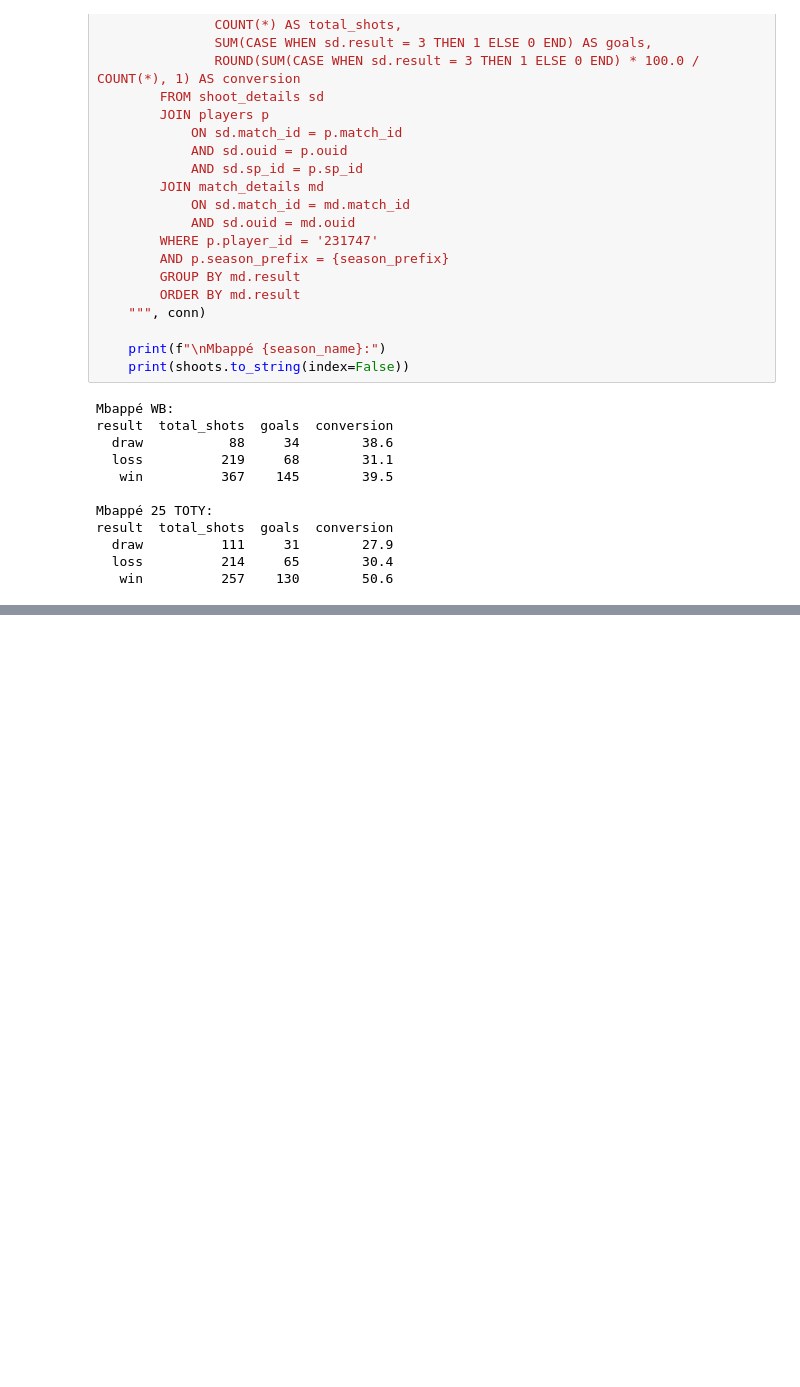
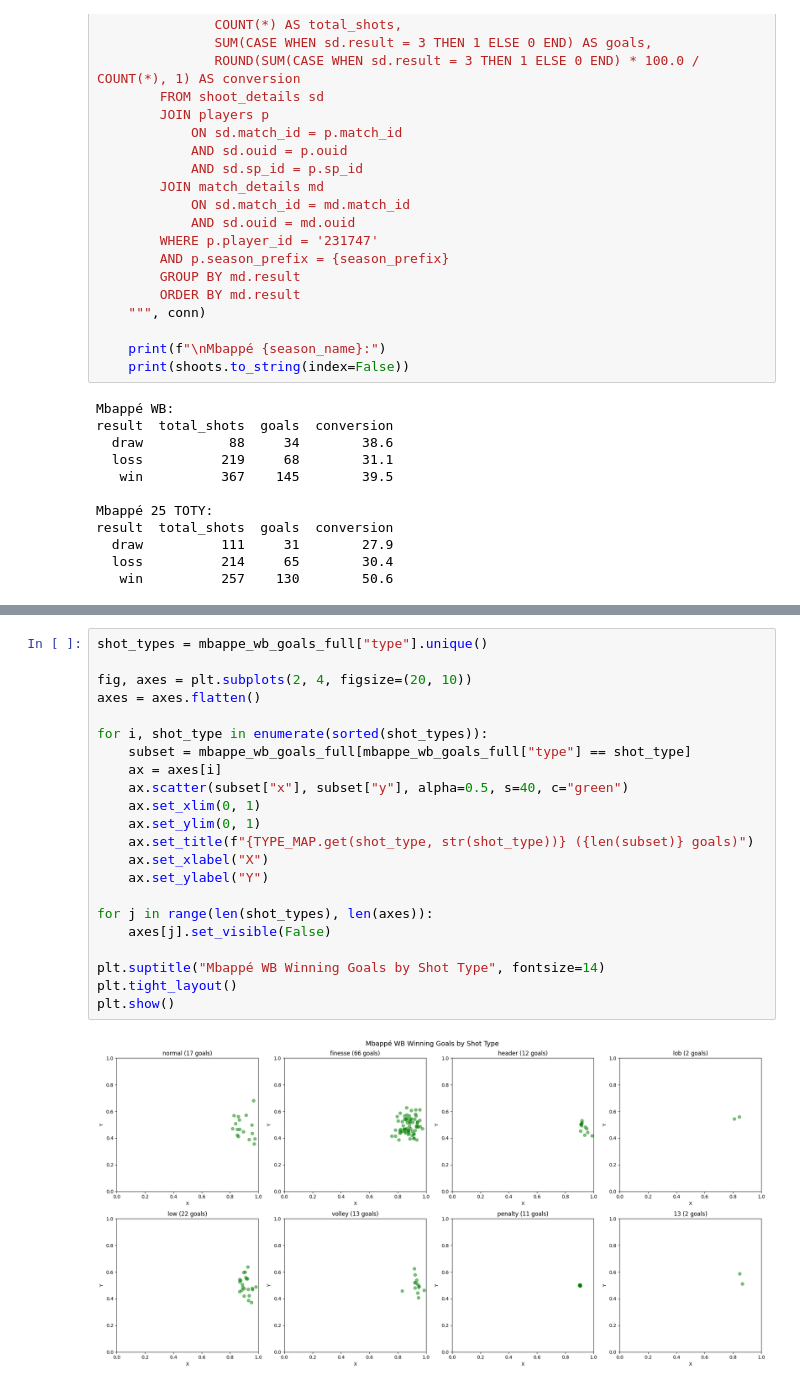
Before and after one commit to rubyoobeen/fc-matchmaking-analysis, a Jupyter notebook: notebooks/eda.ipynb, the cells around one changed output, grey strips where cells are left out. Saved outputs shown, nothing was run; the diff lists cells and outputs as text; blank space fills up the shorter version.

```diff
--- a/notebooks/eda.ipynb
+++ b/notebooks/eda.ipynb
@@ -1222,0 +1296,24 @@ result  total_shots  goals  conversion
+# %%
+shot_types = mbappe_wb_goals_full["type"].unique()
+
+fig, axes = plt.subplots(2, 4, figsize=(20, 10))
+axes = axes.flatten()
+
+for i, shot_type in enumerate(sorted(shot_types)):
+    subset = mbappe_wb_goals_full[mbappe_wb_goals_full["type"] == shot_type]
+    ax = axes[i]
+    ax.scatter(subset["x"], subset["y"], alpha=0.5, s=40, c="green")
+    ax.set_xlim(0, 1)
+    ax.set_ylim(0, 1)
+    ax.set_title(f"{TYPE_MAP.get(shot_type, str(shot_type))} ({len(subset)} goals)")
+    ax.set_xlabel("X")
+    ax.set_ylabel("Y")
+
+for j in range(len(shot_types), len(axes)):
+    axes[j].set_visible(False)
+
+plt.suptitle("Mbappé WB Winning Goals by Shot Type", fontsize=14)
+plt.tight_layout()
+plt.show()
+# %% [output]
+[figure, added]
```
Also changed, not shown: parts of 10 cells of this notebook.
